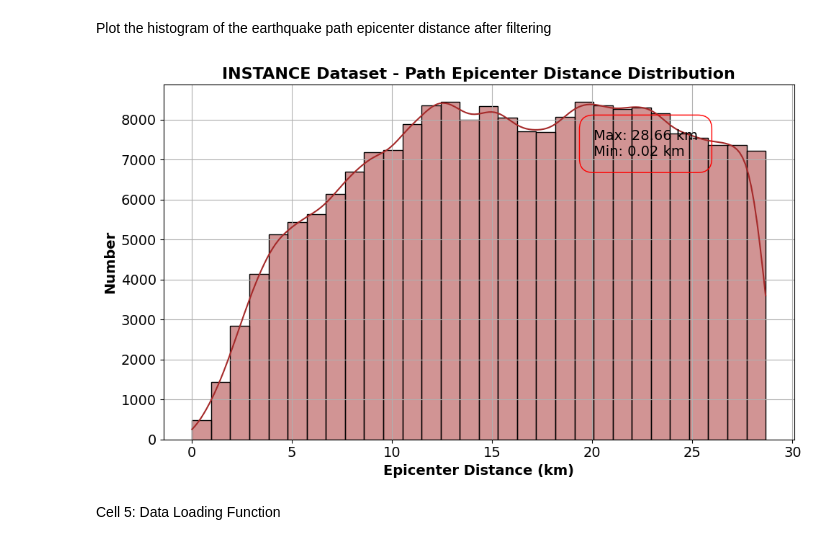
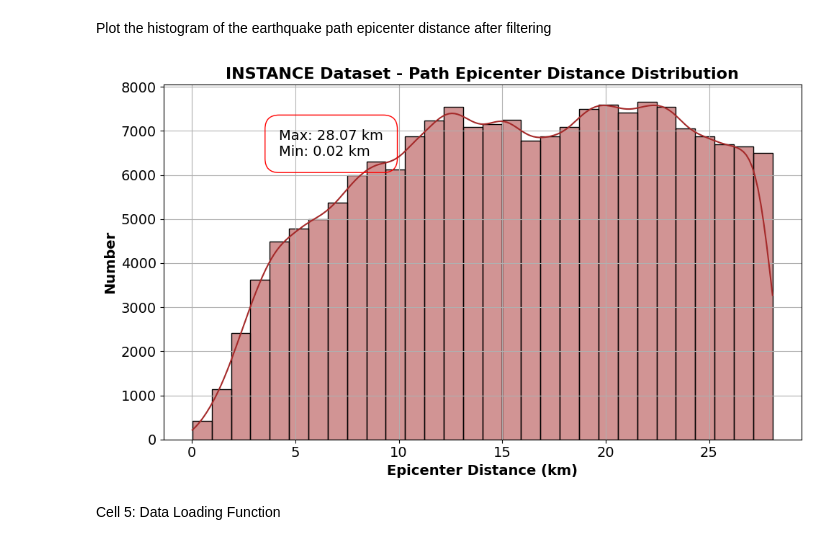
Before and after one commit to RoboRabbit666/Deep-Learning-For-Earthquake-Magnitude-Estimation, a Jupyter notebook: seismogram based data splitting/INSTANCE/Lower_Half_EpiDis_Seismogram_Based_Splitting_MO_INSTANCE_Preprocessing_Seisbench.ipynb, the cells around one changed output. Saved outputs shown, nothing was run; the diff lists cells and outputs as text; code cells hidden in the pictures.

```diff
--- a/seismogram based data splitting/INSTANCE/Lower_Half_EpiDis_Seismogram_Based_Splitting_MO_INSTANCE_Preprocessing_Seisbench.ipynb
+++ b/seismogram based data splitting/INSTANCE/Lower_Half_EpiDis_Seismogram_Based_Splitting_MO_INSTANCE_Preprocessing_Seisbench.ipynb
@@ -160,7 +160,7 @@ filtered_metadata['trace_sampling_rate_hz'] = 100
 
 # Filtering for INSTANCE dataset within 30s window
 filters = [
-    ('path_ep_distance_km <= 28.66', filtered_metadata.path_ep_distance_km <= 28.66),
+    ('path_ep_distance_km <= 110', filtered_metadata.path_ep_distance_km <= 110),
     ('source_magnitude_type == ML', filtered_metadata.source_magnitude_type == 'ML'),
     ('trace_P_arrival_sample.notnull()', filtered_metadata.trace_P_arrival_sample.notnull()),
     ('path_travel_time_P_s.notnull()', filtered_metadata.path_travel_time_P_s.notnull()),
@@ -288,4 +288,8 @@ print(f"Number of records after multi-observations filtering: {len(df_filtered)}
 # For seismogram-based splitting, we note event information but don't group by it
 print(f"\nSeismogram-based approach: treating each of {len(df_filtered)} seismograms independently")
 print(f"Note: This approach allows seismograms from the same event to be in different splits")
+
+# ADDED: Apply distance filter for lower split
+df_filtered = df_filtered[df_filtered.path_ep_distance_km <= 28.07]
+print(f"Number of records after distance filtering (≤28.07 km): {len(df_filtered)}")
 # %% [output]
@@ -317,20 +351,20 @@ Plot the histogram of the earthquake path epicenter distance after filtering
 # %%
 # Plot the histogram of the earthquake path epicenter distance after filtering
 plt.figure(figsize=(10, 6))
-sns.histplot(filtered_metadata["path_ep_distance_km"], bins=30, kde=True, color='brown')
+sns.histplot(df_filtered["path_ep_distance_km"], bins=30, kde=True, color='brown')
 plt.xlabel('Epicenter Distance (km)', fontweight='bold', fontsize=14)
 plt.ylabel('Number', fontweight='bold', fontsize=14)
 plt.tick_params(axis='both', which='major', labelsize=14)
 plt.grid(True)
-max_distance = filtered_metadata["path_ep_distance_km"].max()
-min_distance = filtered_metadata["path_ep_distance_km"].min()
-plt.text(0.7*max_distance, plt.gca().get_ylim()[1]*0.8,
+max_distance = df_filtered["path_ep_distance_km"].max()
+min_distance = df_filtered["path_ep_distance_km"].min()
+plt.text(0.15*max_distance, plt.gca().get_ylim()[1]*0.8,
          f'Max: {max_distance:.2f} km\nMin: {min_distance:.2f} km',
          bbox=dict(facecolor='none', edgecolor='red', boxstyle='round,pad=1'), fontsize=14)
 plt.title('INSTANCE Dataset - Path Epicenter Distance Distribution', fontweight='bold', fontsize=16)
 plt.tight_layout()
 plt.show()
 # %% [output]
-[figure, old version]
+[figure, new version]
 # %%
 # # Calculate the median epicenter distance after filtering
```
Also changed, not shown: parts of 8 cells of this notebook, 1 other file.
